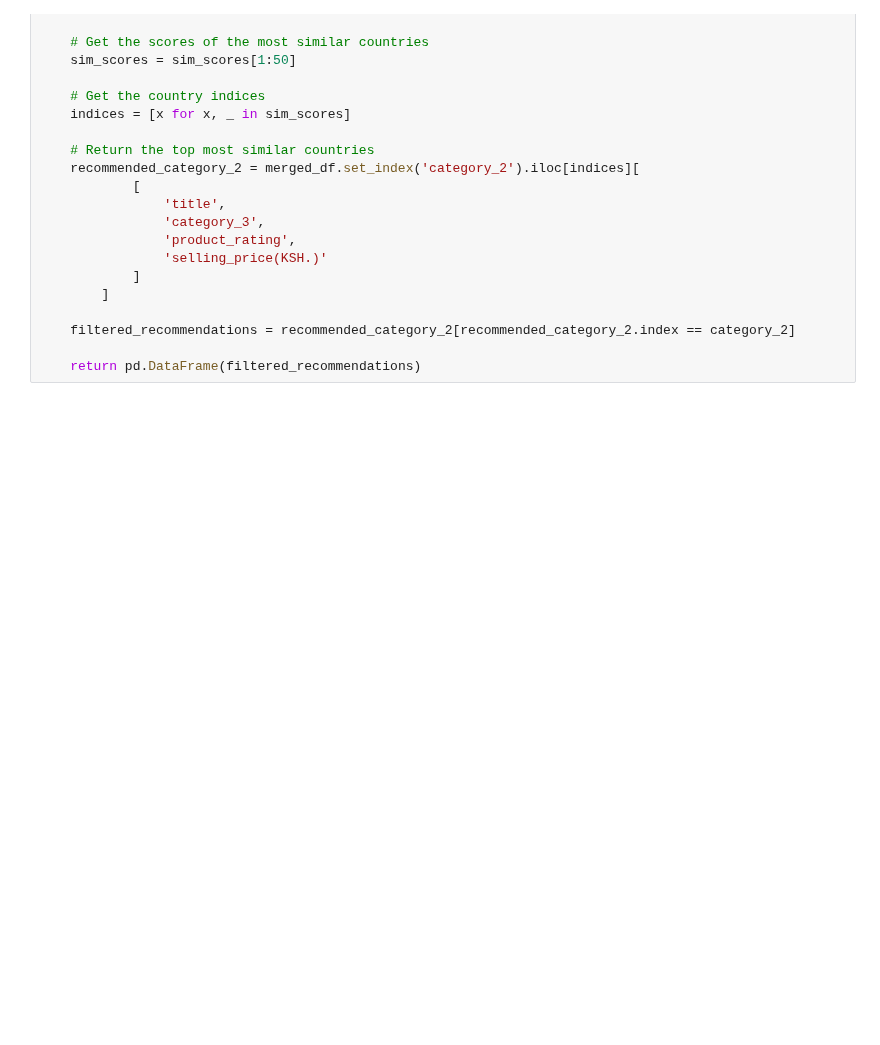
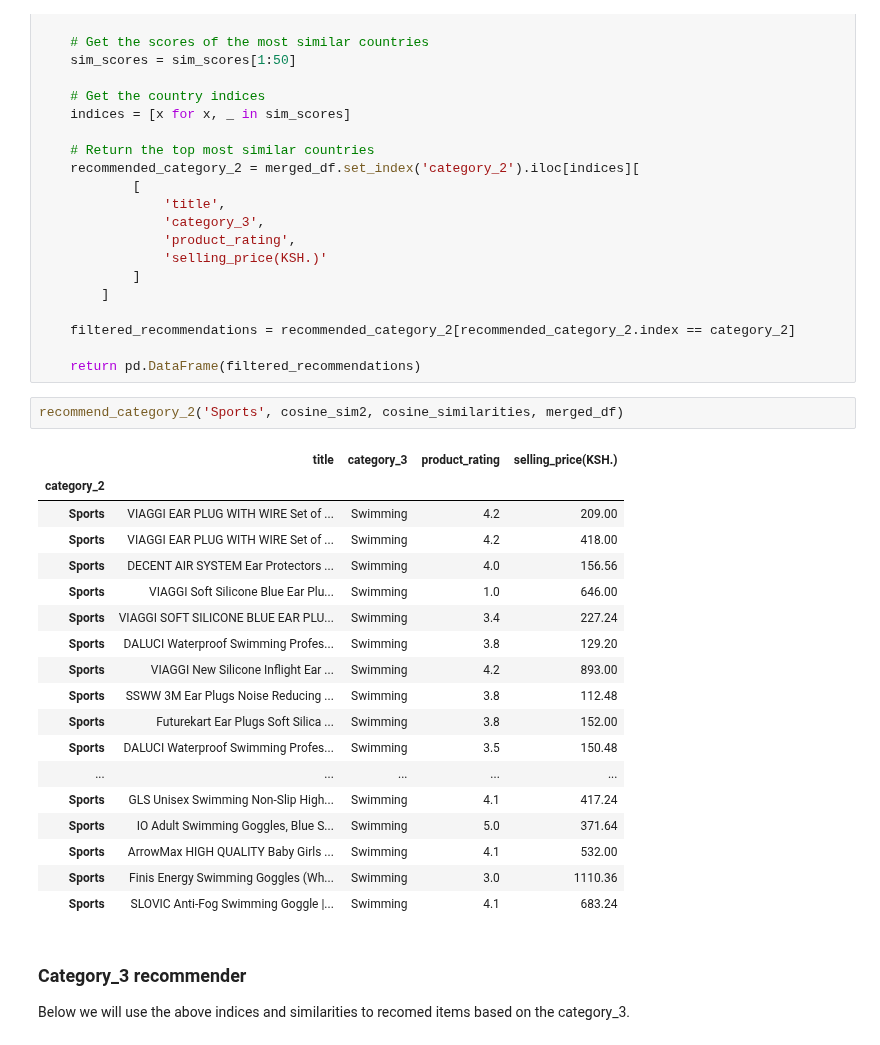
Before and after one commit to franchiseBoyz/Ecommerce-Recommender-System, a Jupyter notebook: notebook.ipynb, the cells around one changed output. Saved outputs shown, nothing was run; the diff lists cells and outputs as text; blank space fills up the shorter version.

Commit message:
Category_3 recommender

```diff
--- a/notebook.ipynb
+++ b/notebook.ipynb
@@ -1817,3 +1817,27 @@ def recommend_category_2(category_2, cosine_sim2, cosine_similarities, data):
     filtered_recommendations = recommended_category_2[recommended_category_2.index == category_2]
 
     return pd.DataFrame(filtered_recommendations)
+# %%
+recommend_category_2('Sports', cosine_sim2, cosine_similarities, merged_df)
+# %% [output]
+|  | title | category_3 | product_rating | selling_price(KSH.) |
+| category_2 |  |  |  |  |
+| Sports | VIAGGI EAR PLUG WITH WIRE Set of ... | Swimming | 4.2 | 209.00 |
+| Sports | VIAGGI EAR PLUG WITH WIRE Set of ... | Swimming | 4.2 | 418.00 |
+| Sports | DECENT AIR SYSTEM Ear Protectors ... | Swimming | 4.0 | 156.56 |
+| Sports | VIAGGI Soft Silicone Blue Ear Plu... | Swimming | 1.0 | 646.00 |
+| Sports | VIAGGI SOFT SILICONE BLUE EAR PLU... | Swimming | 3.4 | 227.24 |
+| Sports | DALUCI Waterproof Swimming Profes... | Swimming | 3.8 | 129.20 |
+| Sports | VIAGGI New Silicone Inflight Ear ... | Swimming | 4.2 | 893.00 |
+| Sports | SSWW 3M Ear Plugs Noise Reducing ... | Swimming | 3.8 | 112.48 |
+| Sports | Futurekart Ear Plugs Soft Silica ... | Swimming | 3.8 | 152.00 |
+| Sports | DALUCI Waterproof Swimming Profes... | Swimming | 3.5 | 150.48 |
+| ... | ... | ... | ... | ... |
+| Sports | GLS Unisex Swimming Non-Slip High... | Swimming | 4.1 | 417.24 |
+| Sports | IO Adult Swimming Goggles, Blue S... | Swimming | 5.0 | 371.64 |
+| Sports | ArrowMax HIGH QUALITY Baby Girls ... | Swimming | 4.1 | 532.00 |
+| Sports | Finis Energy Swimming Goggles (Wh... | Swimming | 3.0 | 1110.36 |
+| Sports | SLOVIC Anti-Fog Swimming Goggle |... | Swimming | 4.1 | 683.24 |
+# %% [markdown]
+### Category_3 recommender
+Below we will use the above indices and similarities to recomed items based on the category_3.
```
Also changed, not shown: parts of 2 cells of this notebook.
